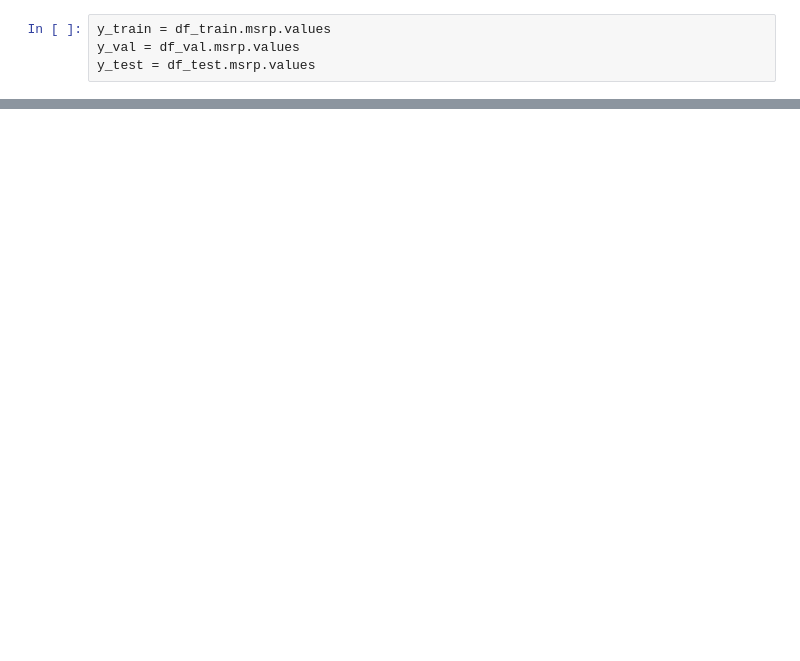
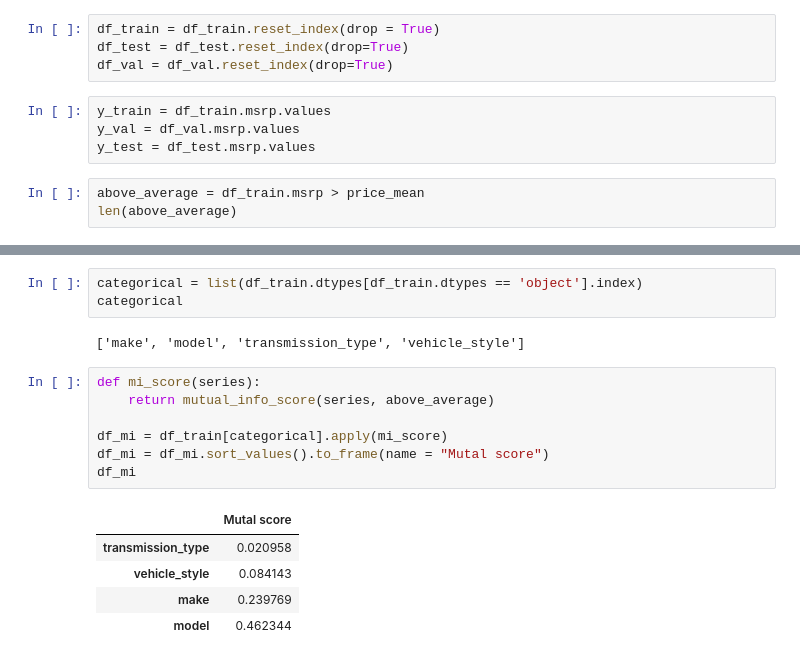
Before and after one commit to yashk1/ml-zoomcamp, a Jupyter notebook: 3. Classification/homework/hw3.ipynb, the cells around one changed output, grey strips where cells are left out. Drawn from its saved outputs; the diff is of its cells as text; blank space fills up the shorter version.

```diff
--- a/3. Classification/homework/hw3.ipynb
+++ b/3. Classification/homework/hw3.ipynb
@@ -147,7 +156,14 @@ from sklearn.model_selection import train_test_split
 df_full_train, df_test = train_test_split(df, test_size=0.2, random_state=42)
 
 df_train, df_val = train_test_split(df_full_train, test_size= 0.25, random_state= 42)
+# %%
+df_train = df_train.reset_index(drop = True)
+df_test = df_test.reset_index(drop=True)
+df_val = df_val.reset_index(drop=True)
 # %%
 y_train = df_train.msrp.values
 y_val = df_val.msrp.values
 y_test = df_test.msrp.values
+# %%
+above_average = df_train.msrp > price_mean
+len(above_average)
@@ -153,0 +191,18 @@ y_test = df_test.msrp.values
+# %%
+categorical = list(df_train.dtypes[df_train.dtypes == 'object'].index)
+categorical
+# %% [output]
+['make', 'model', 'transmission_type', 'vehicle_style']
+# %%
+def mi_score(series):
+    return mutual_info_score(series, above_average)
+
+df_mi = df_train[categorical].apply(mi_score)
+df_mi = df_mi.sort_values().to_frame(name = "Mutal score")
+df_mi
+# %% [output]
+|  | Mutal score |
+| transmission_type | 0.020958 |
+| vehicle_style | 0.084143 |
+| make | 0.239769 |
+| model | 0.462344 |
```
Also changed, not shown: parts of 16 cells of this notebook.
